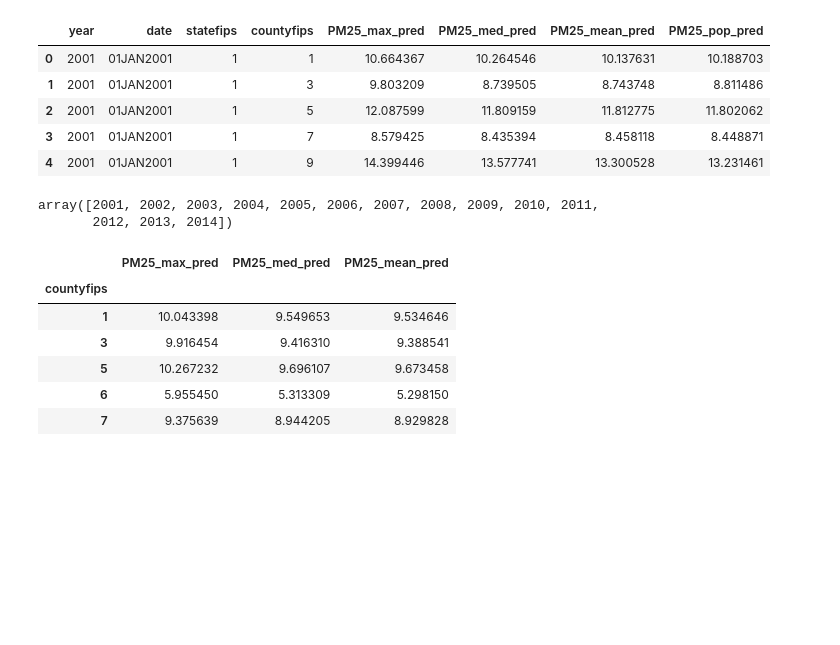
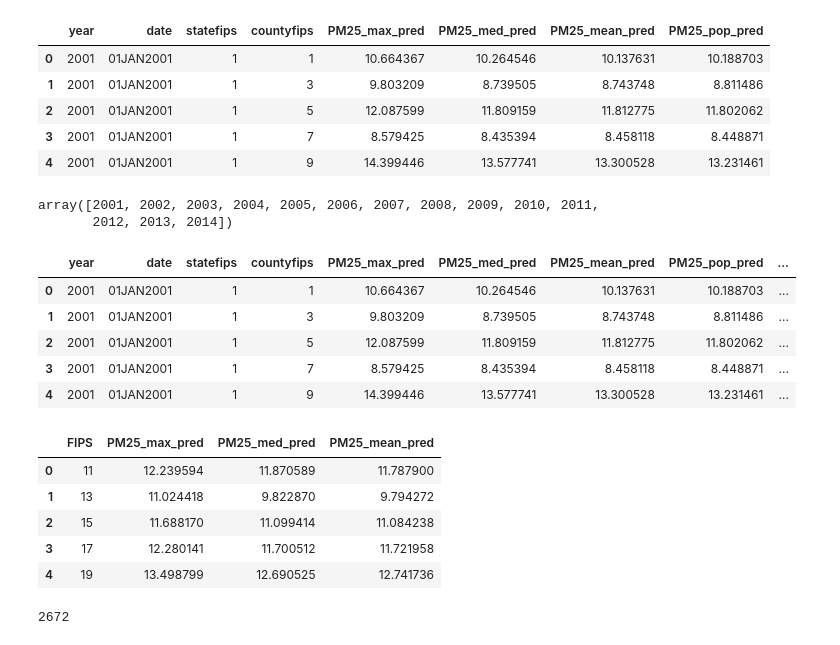
Before and after one commit to cbeckler/eco_cancer_incidence_rates, a Jupyter notebook: PM_ETL.ipynb, the cells around one changed output. Saved outputs shown, nothing was run; the diff lists cells and outputs as text; code cells hidden in the pictures; blank space fills up the shorter version.

Commit message:
completed aggregate + merge

```diff
--- a/PM_ETL.ipynb
+++ b/PM_ETL.ipynb
@@ -90,18 +105,43 @@ pm_df.head()
 pm_df = pm_df.loc[pm_df['year']<=2014]
-# %%
-pm_df.year.unique()
-# %% [output]
-array([2001, 2002, 2003, 2004, 2005, 2006, 2007, 2008, 2009, 2010, 2011,
-       2012, 2013, 2014])
+# %%
+# check years
+pm_df.year.unique()
+# %% [output]
+array([2001, 2002, 2003, 2004, 2005, 2006, 2007, 2008, 2009, 2010, 2011,
+       2012, 2013, 2014])
+# %%
+# create state + county FIPS to match cancer data FIPS
+
+pm_df['FIPS'] = pm_df['statefips'].astype(str) + pm_df['countyfips'].astype(str)
+
+pm_df['FIPS'] = pm_df['FIPS'].astype(int)
+
+pm_df.head()
+# %% [output]
+|  | year | date | statefips | countyfips | PM25_max_pred | PM25_med_pred | PM25_mean_pred | PM25_pop_pred | ... |
+| 0 | 2001 | 01JAN2001 | 1 | 1 | 10.664367 | 10.264546 | 10.137631 | 10.188703 | ... |
+| 1 | 2001 | 01JAN2001 | 1 | 3 | 9.803209 | 8.739505 | 8.743748 | 8.811486 | ... |
+| 2 | 2001 | 01JAN2001 | 1 | 5 | 12.087599 | 11.809159 | 11.812775 | 11.802062 | ... |
+| 3 | 2001 | 01JAN2001 | 1 | 7 | 8.579425 | 8.435394 | 8.458118 | 8.448871 | ... |
+| 4 | 2001 | 01JAN2001 | 1 | 9 | 14.399446 | 13.577741 | 13.300528 | 13.231461 | ... |
 # %%
-pm_agg = pm_df.groupby('countyfips').agg({'PM25_max_pred':'mean', 'PM25_med_pred':'mean', 'PM25_mean_pred':'mean'})
+# aggregate pollution data by county
+
+pm_agg = pm_df.groupby('FIPS').agg({'PM25_max_pred':'mean', 'PM25_med_pred':'mean', 'PM25_mean_pred':'mean'})
+
+pm_agg.reset_index(inplace=True)
 
 pm_agg.head()
 # %% [output]
-|  | PM25_max_pred | PM25_med_pred | PM25_mean_pred |
-| countyfips |  |  |  |
-| 1 | 10.043398 | 9.549653 | 9.534646 |
-| 3 | 9.916454 | 9.416310 | 9.388541 |
-| 5 | 10.267232 | 9.696107 | 9.673458 |
-| 6 | 5.955450 | 5.313309 | 5.298150 |
-| 7 | 9.375639 | 8.944205 | 8.929828 |
+|  | FIPS | PM25_max_pred | PM25_med_pred | PM25_mean_pred |
+| 0 | 11 | 12.239594 | 11.870589 | 11.787900 |
+| 1 | 13 | 11.024418 | 9.822870 | 9.794272 |
+| 2 | 15 | 11.688170 | 11.099414 | 11.084238 |
+| 3 | 17 | 12.280141 | 11.700512 | 11.721958 |
+| 4 | 19 | 13.498799 | 12.690525 | 12.741736 |
+# %%
+# get row count of initial df
+
+len(cancer_df)
+# %% [output]
+2672
```
Also changed, not shown: parts of 8 cells of this notebook.
